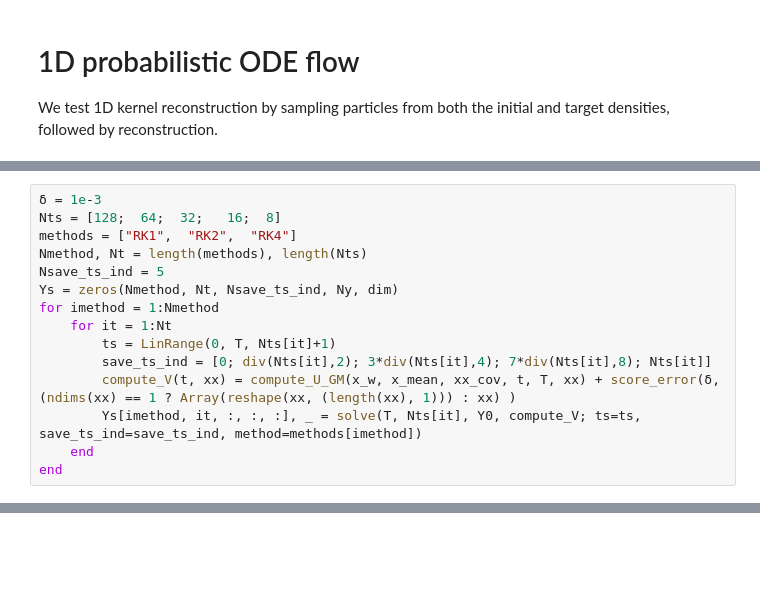
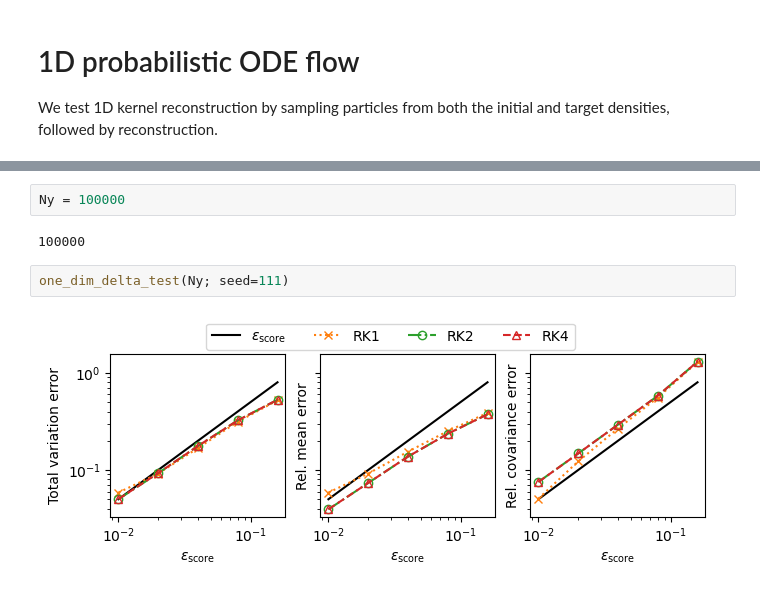
Before and after one commit to PKU-CMEGroup/InverseProblems.jl, a Jupyter notebook: Diffusion/Gaussian-mixture-density-RK.ipynb, the cells around one changed output, grey strips where cells are left out. Cells and saved outputs as stored; diff of their text form; blank space fills up the shorter version.

```diff
--- a/Diffusion/Gaussian-mixture-density-RK.ipynb
+++ b/Diffusion/Gaussian-mixture-density-RK.ipynb
@@ -535,18 +507,3 @@ We consider the case with $\delta = 10^{-3}$ (very small).
 - solve the 1D probabilistic ODE
 - reconstruct the density with kernel
 - compute different error indicators, including total variation error, mean error and covariance error.
-# %%
-δ = 1e-3
-Nts = [128;  64;  32;   16;  8]
-methods = ["RK1",  "RK2",  "RK4"]
-Nmethod, Nt = length(methods), length(Nts)
-Nsave_ts_ind = 5
-Ys = zeros(Nmethod, Nt, Nsave_ts_ind, Ny, dim)
-for imethod = 1:Nmethod
-    for it = 1:Nt
-        ts = LinRange(0, T, Nts[it]+1)
-        save_ts_ind = [0; div(Nts[it],2); 3*div(Nts[it],4); 7*div(Nts[it],8); Nts[it]]
-        compute_V(t, xx) = compute_U_GM(x_w, x_mean, xx_cov, t, T, xx) + score_error(δ, (ndims(xx) == 1 ? Array(reshape(xx, (length(xx), 1))) : xx) )
-        Ys[imethod, it, :, :, :], _ = solve(T, Nts[it], Y0, compute_V; ts=ts, save_ts_ind=save_ts_ind, method=methods[imethod])
-    end
-end
@@ -637,0 +744,8 @@ fig.savefig("1D-ode-RK(discretization-error).pdf")
+# %%
+Ny = 100000
+# %% [output]
+100000
+# %%
+one_dim_delta_test(Ny; seed=111)
+# %% [output]
+[figure, added]
```
Also changed, not shown: parts of 26 cells of this notebook.
